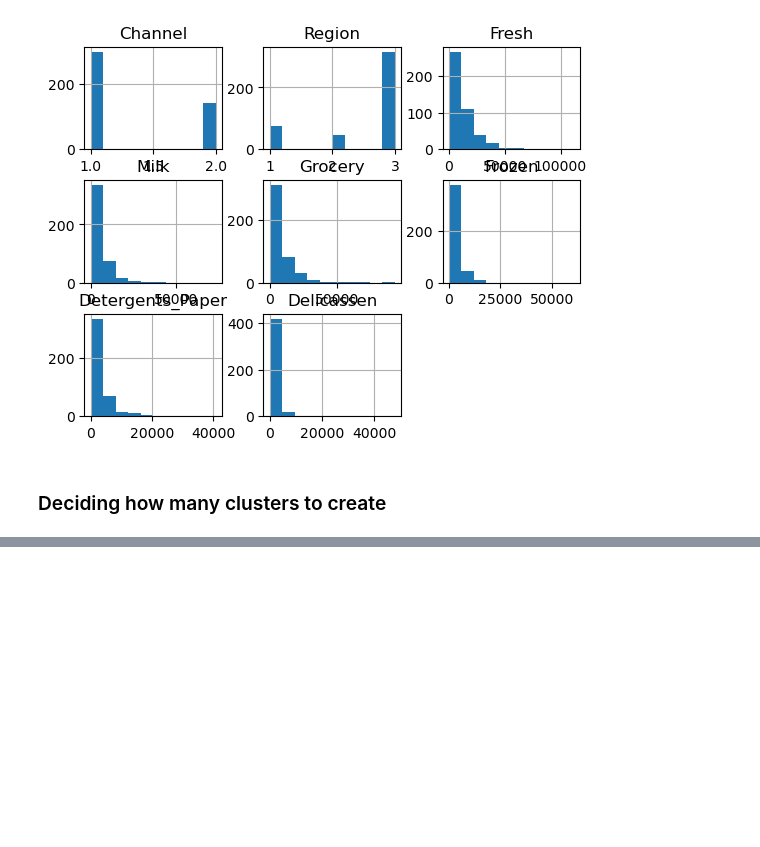
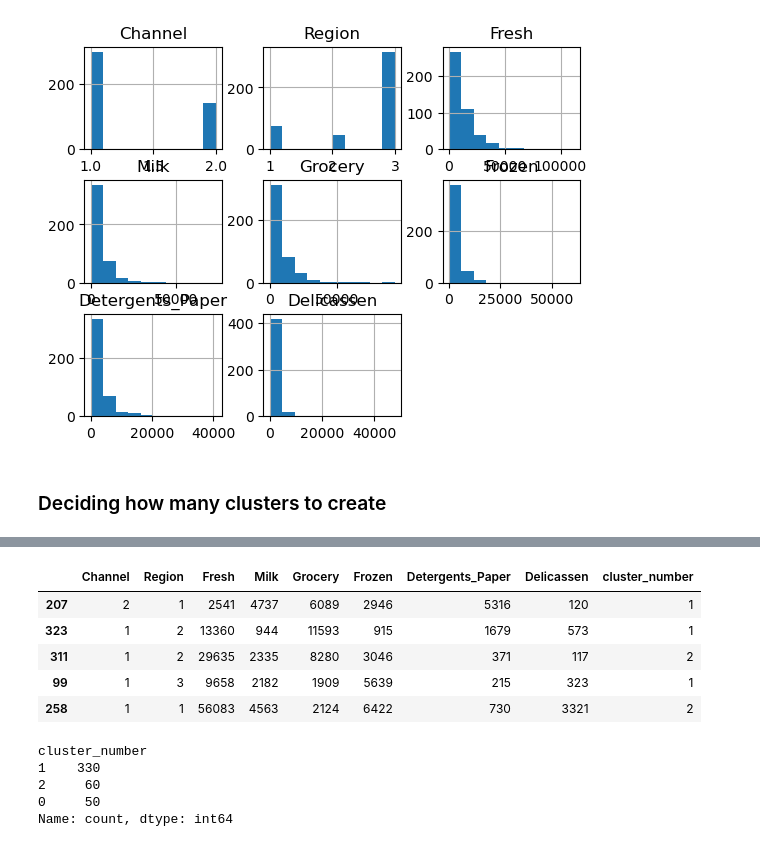
Before and after one commit to andreasoledadguerra/sales_strategy, a Jupyter notebook: sales_strategy.ipynb, the cells around one changed output, grey strips where cells are left out. Cells and saved outputs as stored; diff of their text form; code cells hidden in the pictures; blank space fills up the shorter version.

Commit message:
Printing cluster numbers and number of customers in each cluster

```diff
--- a/sales_strategy.ipynb
+++ b/sales_strategy.ipynb
@@ -63,0 +78,20 @@ array([[1.13559322e+00, 2.59322034e+00, 3.61563898e+04, 6.12364407e+03,
+# %%
+#Making predictions and saving them into the column "cluster_number"
+df_sst['cluster_number'] = cluster.predict(df_sst)
+df_sst.sample(5)
+# %% [output]
+|  | Channel | Region | Fresh | Milk | Grocery | Frozen | Detergents_Paper | Delicassen | cluster_number |
+| 207 | 2 | 1 | 2541 | 4737 | 6089 | 2946 | 5316 | 120 | 1 |
+| 323 | 1 | 2 | 13360 | 944 | 11593 | 915 | 1679 | 573 | 1 |
+| 311 | 1 | 2 | 29635 | 2335 | 8280 | 3046 | 371 | 117 | 2 |
+| 99 | 1 | 3 | 9658 | 2182 | 1909 | 5639 | 215 | 323 | 1 |
+| 258 | 1 | 1 | 56083 | 4563 | 2124 | 6422 | 730 | 3321 | 2 |
+# %%
+#Printing the cluster numbers and the number of customers in each cluster
+df_sst.cluster_number.value_counts()
+# %% [output]
+cluster_number
+1    330
+2     60
+0     50
+Name: count, dtype: int64
```
Also changed, not shown: parts of 3 cells of this notebook.
